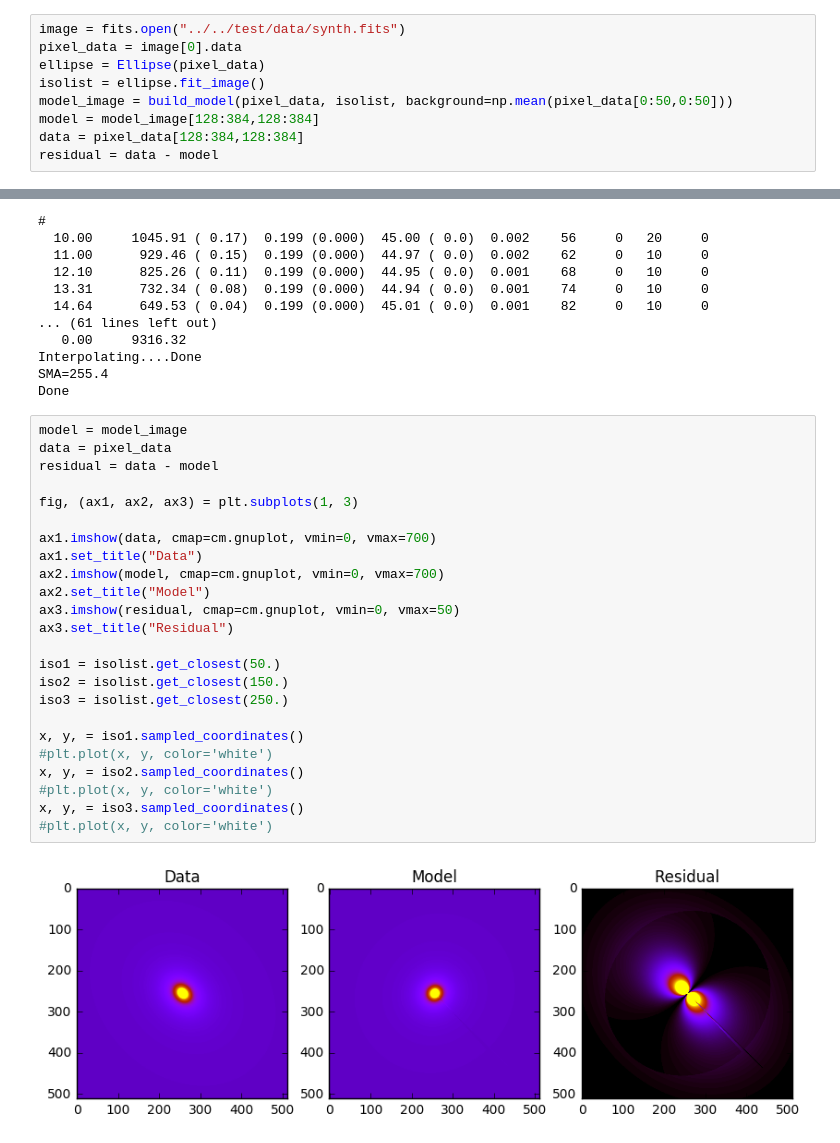
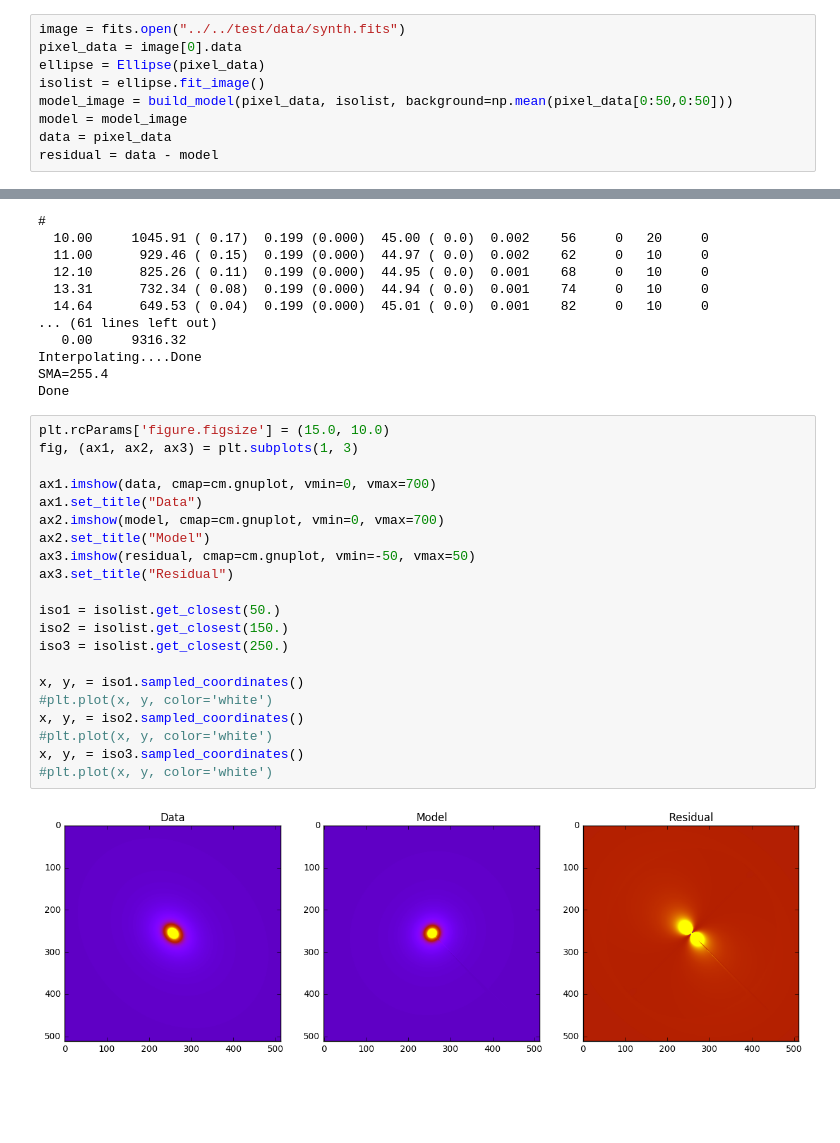
Before and after one commit to ibusko/isophote, a Jupyter notebook: docs/notebooks/example_model.ipynb, the cells around one changed output, grey strips where cells are left out. Cells and saved outputs as stored; diff of their text form; blank space fills up the shorter version.

Commit message:
More experiments with modeling.

```diff
--- a/docs/notebooks/example_model.ipynb
+++ b/docs/notebooks/example_model.ipynb
@@ -93,8 +93,8 @@ pixel_data = image[0].data
 ellipse = Ellipse(pixel_data)
 isolist = ellipse.fit_image()
 model_image = build_model(pixel_data, isolist, background=np.mean(pixel_data[0:50,0:50]))
-model = model_image[128:384,128:384]
-data = pixel_data[128:384,128:384]
+model = model_image
+data = pixel_data
 residual = data - model
 # %% [output]
 Centering on object....   Done. Found x0 = 256.0, y0 = 256.0
@@ -115,28 +115,25 @@ Interpolating....Done
 SMA=255.4
 Done
 # %%
-model = model_image
-data = pixel_data
-residual = data - model
-
+plt.rcParams['figure.figsize'] = (15.0, 10.0)
 fig, (ax1, ax2, ax3) = plt.subplots(1, 3)
 
 ax1.imshow(data, cmap=cm.gnuplot, vmin=0, vmax=700)
 ax1.set_title("Data")
 ax2.imshow(model, cmap=cm.gnuplot, vmin=0, vmax=700)
 ax2.set_title("Model")
-ax3.imshow(residual, cmap=cm.gnuplot, vmin=0, vmax=50)
+ax3.imshow(residual, cmap=cm.gnuplot, vmin=-50, vmax=50)
 ax3.set_title("Residual")
 
 iso1 = isolist.get_closest(50.)
 iso2 = isolist.get_closest(150.)
 iso3 = isolist.get_closest(250.)
 
 x, y, = iso1.sampled_coordinates()
 #plt.plot(x, y, color='white')
 x, y, = iso2.sampled_coordinates()
 #plt.plot(x, y, color='white')
 x, y, = iso3.sampled_coordinates()
 #plt.plot(x, y, color='white')
 # %% [output]
-[figure, old version]
+[figure, new version]
```
